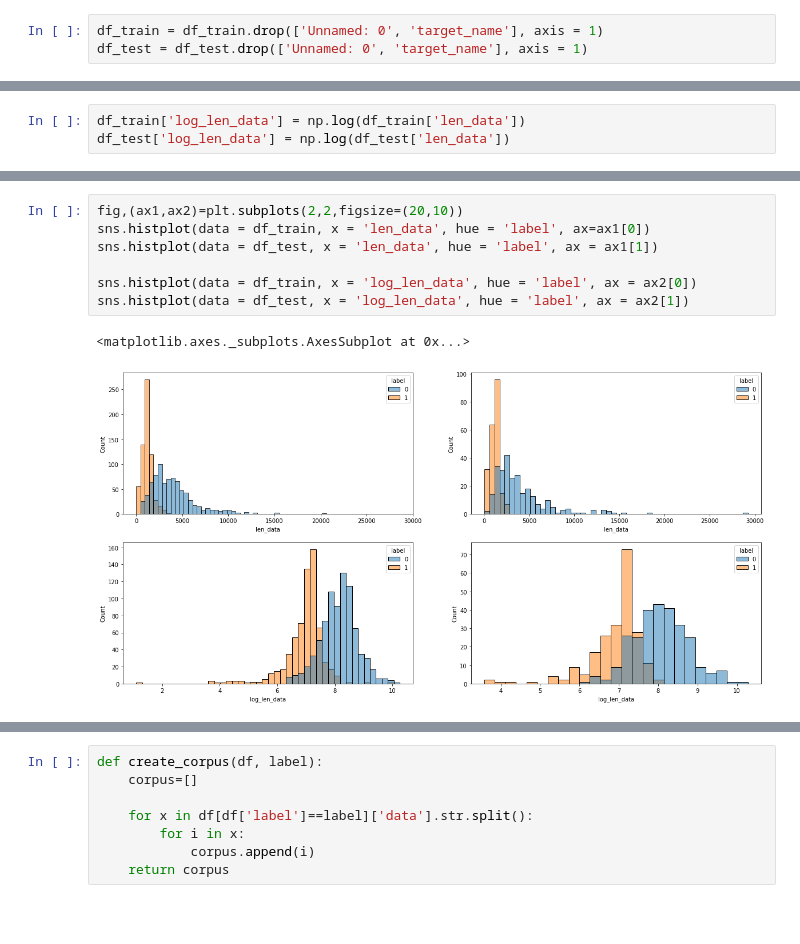
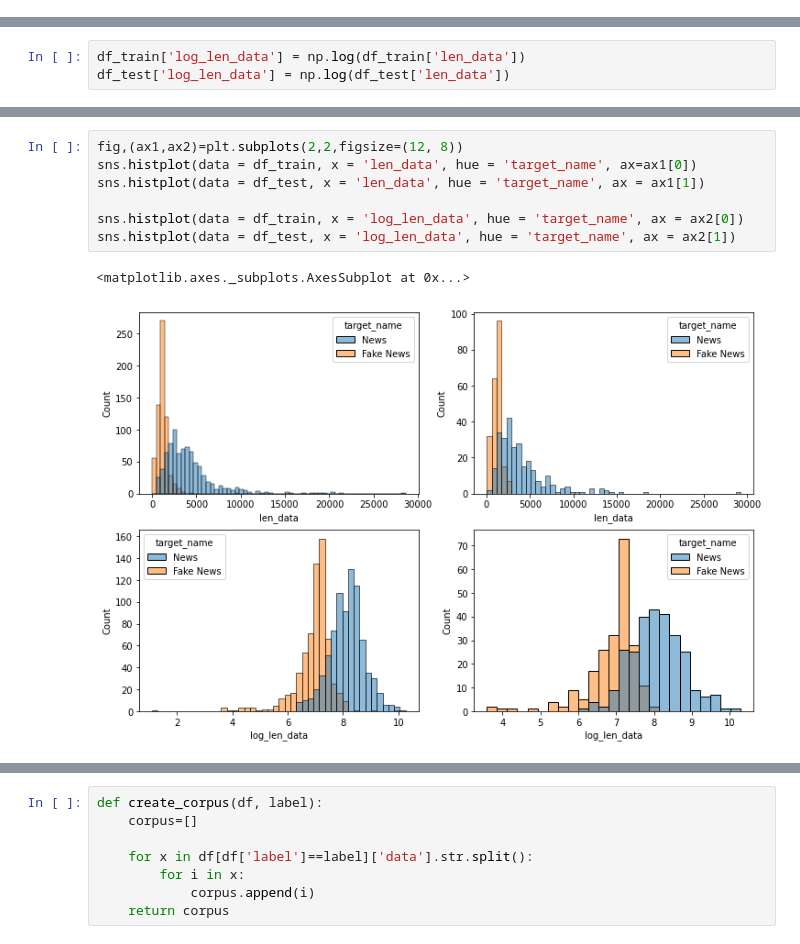
Before and after one commit to ValentinCord/HandsOnAI_2, a Jupyter notebook: NLP_DataAnalysis.ipynb, the cells around one changed output, grey strips where cells are left out. Cells and saved outputs as stored; diff of their text form; blank space fills up the shorter version.

```diff
--- a/NLP_DataAnalysis.ipynb
+++ b/NLP_DataAnalysis.ipynb
@@ -58,6 +53,3 @@ Name: target_name, dtype: int64
-# %%
-df_train = df_train.drop(['Unnamed: 0', 'target_name'], axis = 1)
-df_test = df_test.drop(['Unnamed: 0', 'target_name'], axis = 1)
 # %%
 df_train['len_data'] = df_train['data'].apply(lambda x: len(x))
 df_test['len_data'] = df_test['data'].apply(lambda x: len(x))
@@ -76,10 +59,10 @@ df_train.head()
 # %%
-fig,(ax1,ax2)=plt.subplots(2,2,figsize=(20,10))
-sns.histplot(data = df_train, x = 'len_data', hue = 'label', ax=ax1[0])
-sns.histplot(data = df_test, x = 'len_data', hue = 'label', ax = ax1[1])
+fig,(ax1,ax2)=plt.subplots(2,2,figsize=(12, 8))
+sns.histplot(data = df_train, x = 'len_data', hue = 'target_name', ax=ax1[0])
+sns.histplot(data = df_test, x = 'len_data', hue = 'target_name', ax = ax1[1])
 
-sns.histplot(data = df_train, x = 'log_len_data', hue = 'label', ax = ax2[0])
-sns.histplot(data = df_test, x = 'log_len_data', hue = 'label', ax = ax2[1])
+sns.histplot(data = df_train, x = 'log_len_data', hue = 'target_name', ax = ax2[0])
+sns.histplot(data = df_test, x = 'log_len_data', hue = 'target_name', ax = ax2[1])
 # %% [output]
 <matplotlib.axes._subplots.AxesSubplot at 0x...>
-[figure, old version]
+[figure, new version]
```
Also changed, not shown: parts of 18 cells of this notebook.
